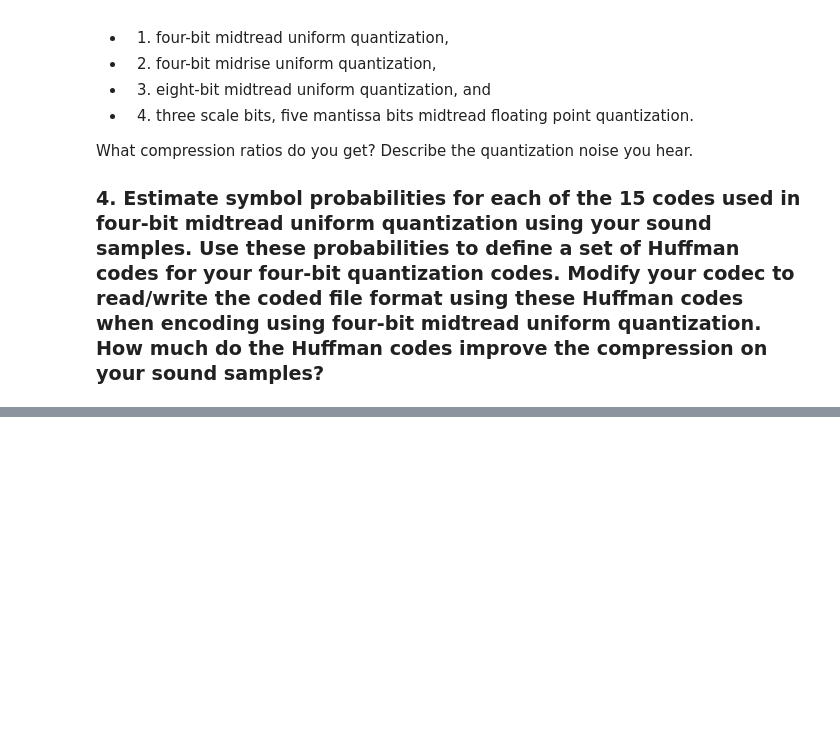
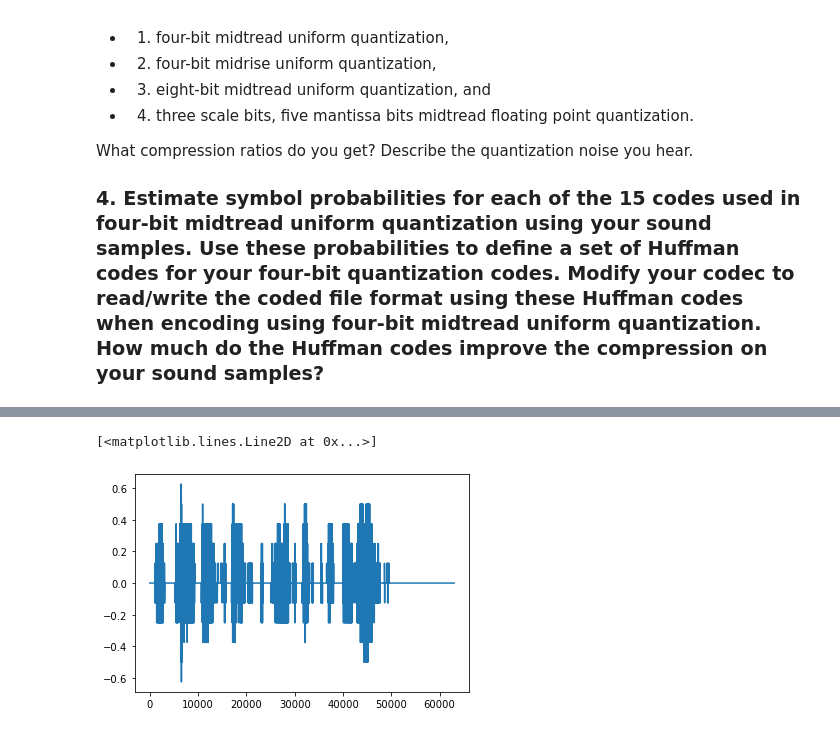
Before and after one commit to guedes-joaofelipe/CPE793-topics-in-audio-codification, a Jupyter notebook: exercises/chap02/exercises_chap02.ipynb, the cells around one changed output, grey strips where cells are left out. Saved outputs shown, nothing was run; the diff lists cells and outputs as text; code cells hidden in the pictures; blank space fills up the shorter version.

Commit message:
Added Ex 2.8c
Added Ex 2.8c, with audio samples

```diff
--- a/exercises/chap02/exercises_chap02.ipynb
+++ b/exercises/chap02/exercises_chap02.ipynb
@@ -335,0 +616,8 @@ What compression ratios do you get? Describe the quantization noise you hear.
+# %%
+n_bits = 8
+input_filename ='samples/fala.wav'
+bin_filename='samples/fala_fp_35.bin'
+output_filename='samples/fala_fp_35.wav'
+
+params,data_list = read_wav_data_new(input_filename)
+data_list, read_data = code_decode_wav_new(data_list,n_bits,'fp_midtread',bin_filename,output_filename,params, R_s=3,R_m=5)
@@ -335,0 +741,3 @@ What compression ratios do you get? Describe the quantization noise you hear.
+# %%
+huff_inv = {v: k for k, v in huff_dict.items()}
+huff_inv
@@ -335,0 +756,10 @@ What compression ratios do you get? Describe the quantization noise you hear.
+# %%
+from bitstring import BitArray
+b=''
+coded_list = [code_uniform_midtread(x,4) for x in data_list]
+for item in coded_list:
+    code = huff_dict[item]
+    b+=code
+
+if len(b)%8 !=0:
+    b = b + '1'*(8 - len(b)%8)
@@ -335,0 +770,18 @@ What compression ratios do you get? Describe the quantization noise you hear.
+# %%
+b = ConstBitStream(filename='samples/coded_huffman.bin')
+
+huff_read_data = []
+curr_bit=0
+while (curr_bit<b.length):
+    code = ''
+    while(code not in huff_inv):
+        code+=b.read(1).bin
+        curr_bit+=1
+    code = huff_inv[code]
+
+    huff_read_data.append(code)
+# %%
+plt.plot(np.array(huff_read_data)/(2**(3)))
+# %% [output]
+[<matplotlib.lines.Line2D at 0x...>]
+[figure, added]
```
Also changed, not shown: parts of 16 cells of this notebook, 13 other files.
